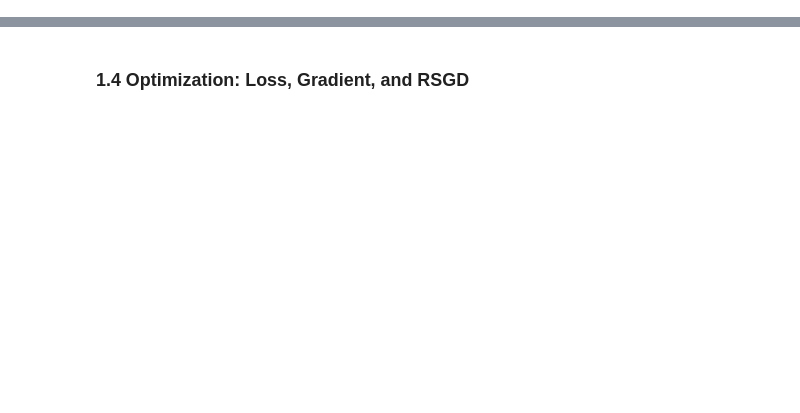
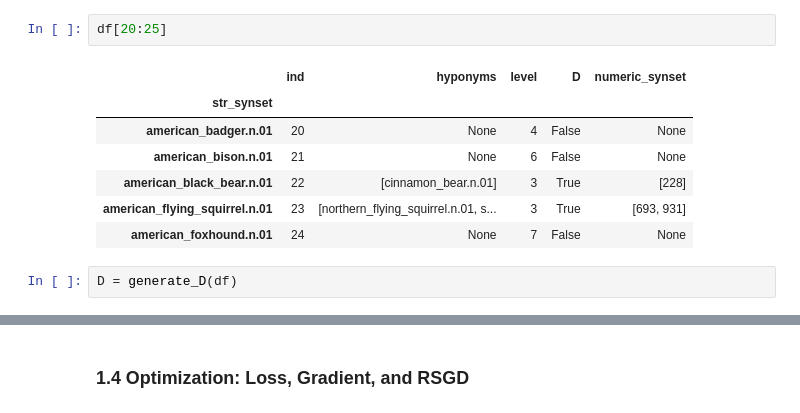
Before and after one commit to cshewmake2/wordnet_poincare, a Jupyter notebook: WordNet_Poincare_Embedding.ipynb, the cells around one changed output, grey strips where cells are left out. Drawn from its saved outputs; the diff is of its cells as text; blank space fills up the shorter version.

```diff
--- a/WordNet_Poincare_Embedding.ipynb
+++ b/WordNet_Poincare_Embedding.ipynb
@@ -83,0 +48,12 @@ def d(u,v):
+# %%
+df[20:25]
+# %% [output]
+|  | ind | hyponyms | level | D | numeric_synset |
+| str_synset |  |  |  |  |  |
+| american_badger.n.01 | 20 | None | 4 | False | None |
+| american_bison.n.01 | 21 | None | 6 | False | None |
+| american_black_bear.n.01 | 22 | [cinnamon_bear.n.01] | 3 | True | [228] |
+| american_flying_squirrel.n.01 | 23 | [northern_flying_squirrel.n.01, s... | 3 | True | [693, 931] |
+| american_foxhound.n.01 | 24 | None | 7 | False | None |
+# %%
+D = generate_D(df)
```
Also changed, not shown: parts of 75 cells of this notebook, 4 other files.
